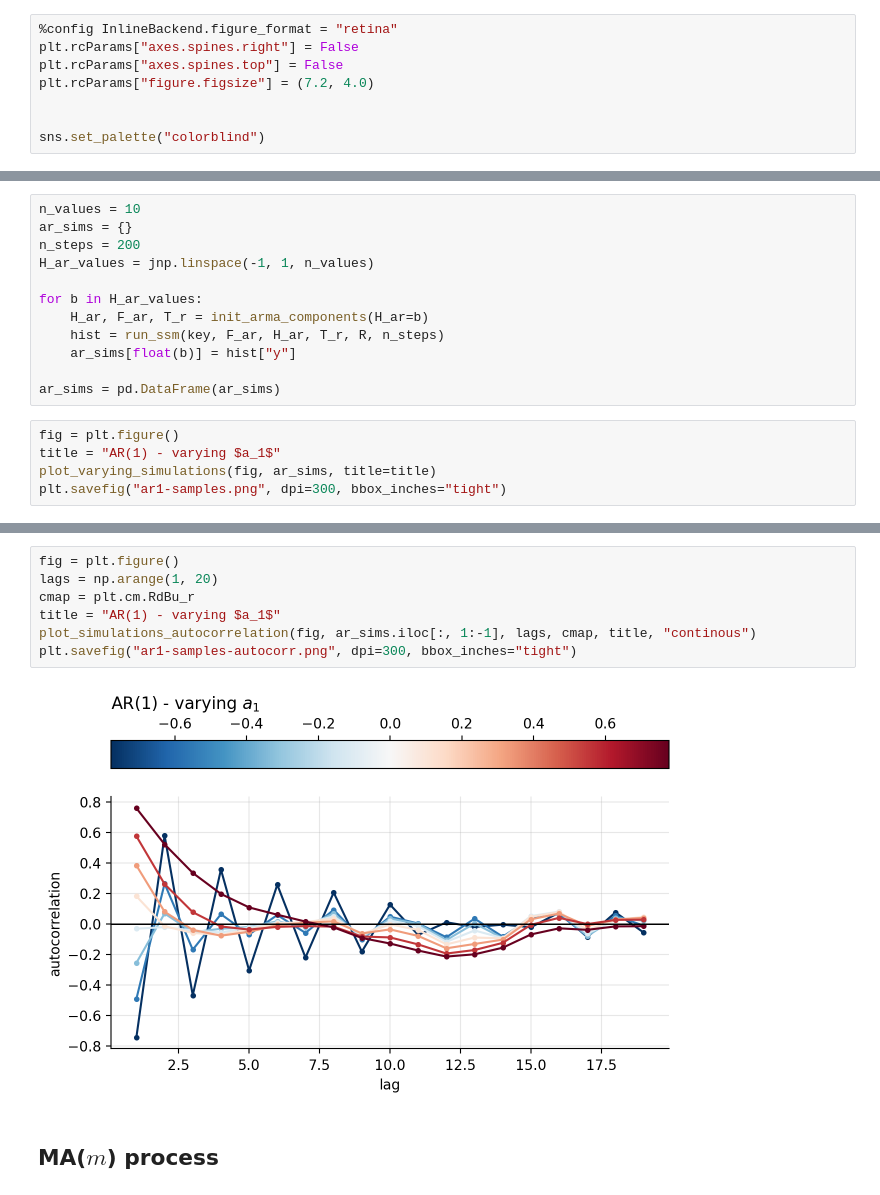
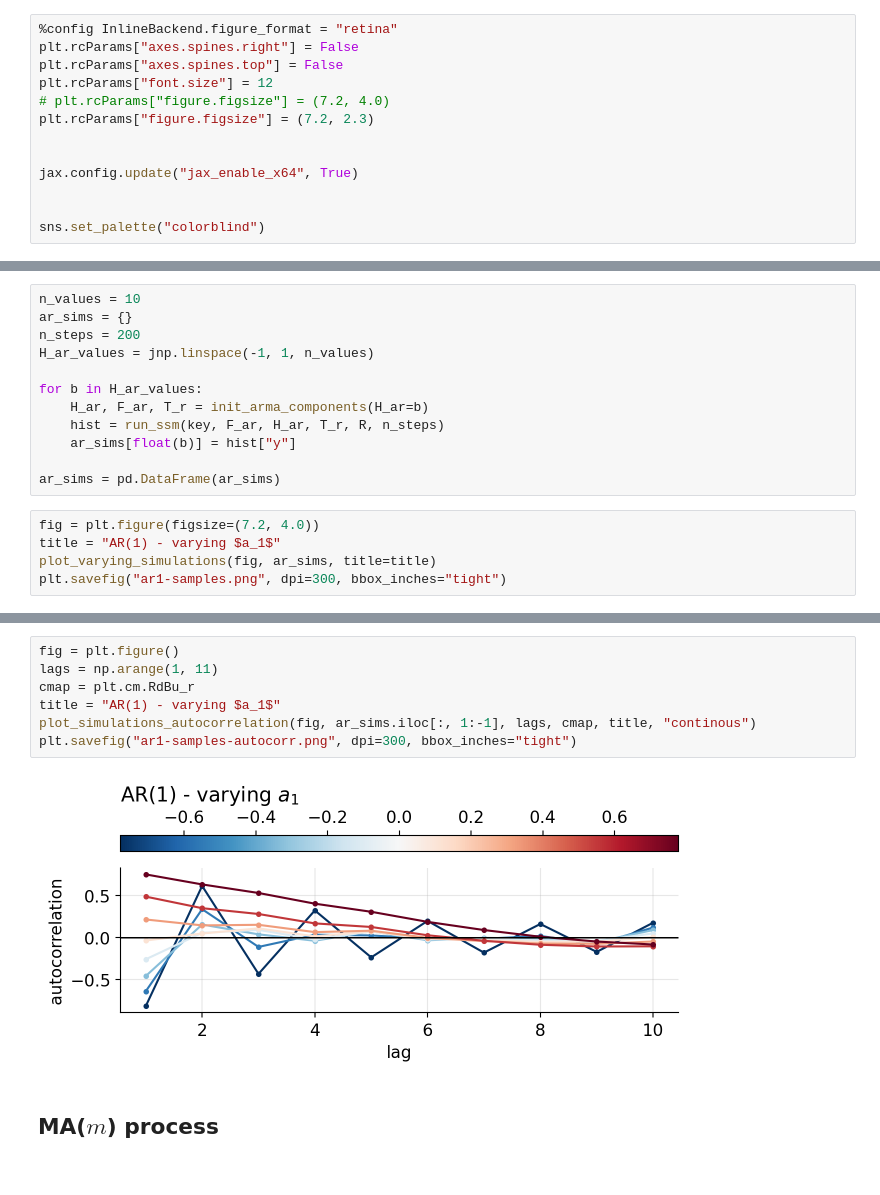
Before and after one commit to gerdm/filtering-notes, a Jupyter notebook: 02-state-space-models/arma-ssm.ipynb, the cells around one changed output, grey strips where cells are left out. Saved outputs shown, nothing was run; the diff lists cells and outputs as text.

```diff
--- a/02-state-space-models/arma-ssm.ipynb
+++ b/02-state-space-models/arma-ssm.ipynb
@@ -19,14 +19,19 @@ If this would cause problems for you,
 please provide us feedback at https://github.com/pandas-dev/pandas/issues/54466
 
   import pandas as pd
-# %%
-%config InlineBackend.figure_format = "retina"
-plt.rcParams["axes.spines.right"] = False
-plt.rcParams["axes.spines.top"] = False
-plt.rcParams["figure.figsize"] = (7.2, 4.0)
-
-
-sns.set_palette("colorblind")
+# %%
+%config InlineBackend.figure_format = "retina"
+plt.rcParams["axes.spines.right"] = False
+plt.rcParams["axes.spines.top"] = False
+plt.rcParams["font.size"] = 12
+# plt.rcParams["figure.figsize"] = (7.2, 4.0)
+plt.rcParams["figure.figsize"] = (7.2, 2.3)
+
+
+jax.config.update("jax_enable_x64", True)
+
+
+sns.set_palette("colorblind")
 # %% [markdown]
 ## SSM sampling
 # %%
@@ -295,7 +300,7 @@ for b in H_ar_values:
 
 ar_sims = pd.DataFrame(ar_sims)
 # %%
-fig = plt.figure()
+fig = plt.figure(figsize=(7.2, 4.0))
 title = "AR(1) - varying $a_1$"
 plot_varying_simulations(fig, ar_sims, title=title)
 plt.savefig("ar1-samples.png", dpi=300, bbox_inches="tight")
@@ -304,12 +309,12 @@ plt.savefig("ar1-samples.png", dpi=300, bbox_inches="tight")
 # %%
 fig = plt.figure()
-lags = np.arange(1, 20)
+lags = np.arange(1, 11)
 cmap = plt.cm.RdBu_r
 title = "AR(1) - varying $a_1$"
 plot_simulations_autocorrelation(fig, ar_sims.iloc[:, 1:-1], lags, cmap, title, "continous")
 plt.savefig("ar1-samples-autocorr.png", dpi=300, bbox_inches="tight")
 # %% [output]
-[figure, old version]
+[figure, new version]
 # %% [markdown]
 ## MA($m$) process
 # %%
```
Also changed, not shown: parts of 16 cells of this notebook.
